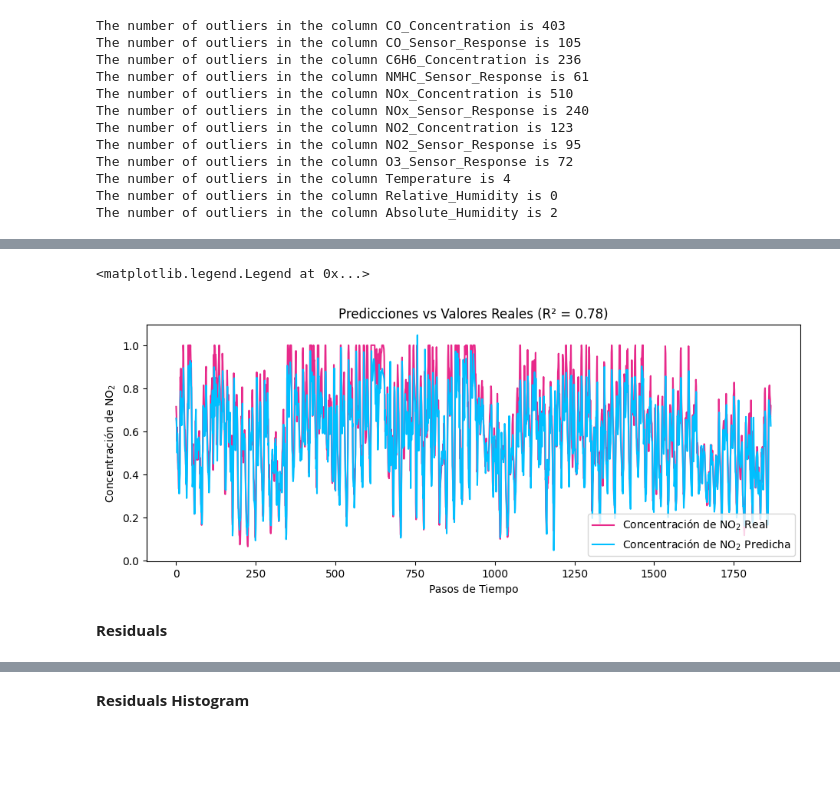
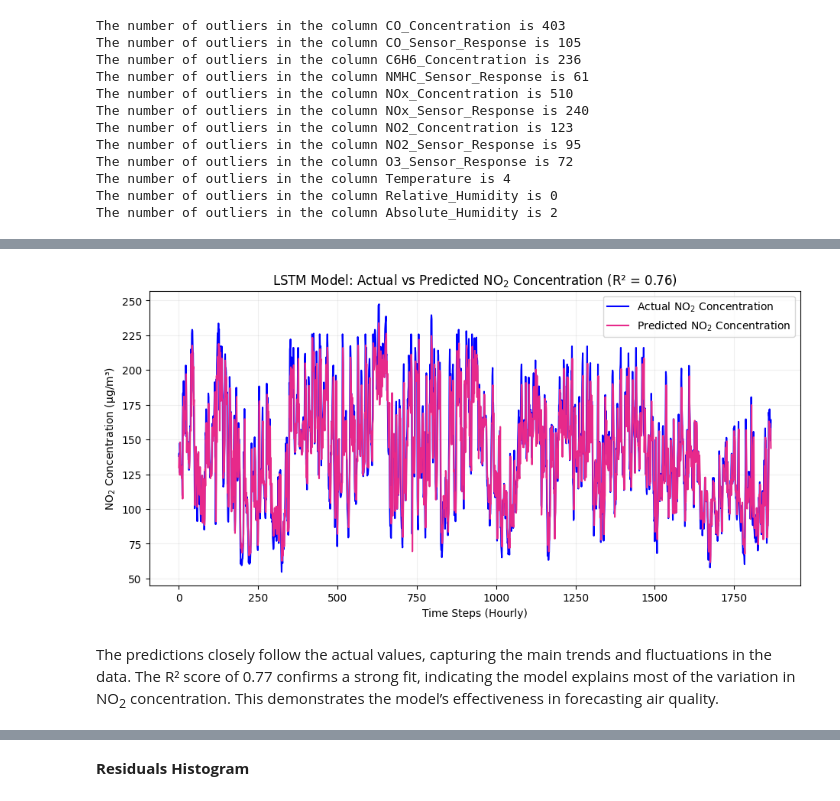
Before and after one commit to herrerovir/Air-quality-forecasting, a Jupyter notebook: notebooks/air-quality-forecasting-lstm.ipynb, the cells around one changed output, grey strips where cells are left out. Saved outputs shown, nothing was run; the diff lists cells and outputs as text; code cells hidden in the pictures; blank space fills up the shorter version.

```diff
--- a/notebooks/air-quality-forecasting-lstm.ipynb
+++ b/notebooks/air-quality-forecasting-lstm.ipynb
@@ -82,7 +87,7 @@ from tensorflow.keras.callbacks import EarlyStopping
 from sklearn.metrics import mean_absolute_error, mean_squared_error, r2_score
 # %%
 # Load the dataset
-df = pd.read_csv("../data/raw/AirQualityUCI.csv", delimiter = ";", decimal = ",")
+df = pd.read_csv(RAW_DIR / "AirQualityUCI.csv", delimiter = ";", decimal = ",")
 df.head()
 # %% [output]
 |  | Date | Time | CO(GT) | PT08.S1(CO) | NMHC(GT) | C6H6(GT) | PT08.S2(NMHC) | NOx(GT) | PT08.S3(NOx) | ... |
@@ -745,0 +640,16 @@ Removing these features helps prevent potential multicollinearity issues in the
+# %%
+# Perform seasonal decomposition with daily period
+decomposition = seasonal_decompose(air_quality["NO2_Concentration"], model = "additive", period = 24)
+
+# Create deseasonalized series by subtracting seasonal component
+air_quality["NO2_Deseasonalized"] = air_quality["NO2_Concentration"] - decomposition.seasonal
+
+# Plot original and deseasonalized series
+plt.figure(figsize = (11, 5))
+plt.plot(air_quality["NO2_Concentration"], label = "Original NO$_2$ Concentration", color = "blue")
+plt.plot(air_quality["NO2_Deseasonalized"], label = "Deseasonalized NO$_2$ Concentration", color = "#e7298a")
+plt.legend()
+plt.title("Original vs Deseasonalized NO$_2$ Concentration")
+plt.xlabel("Datetime")
+plt.ylabel("NO$_2$ Concentration (µg/m³)")
+plt.grid (alpha = 0.2);
@@ -862,17 +952,17 @@ plt.legend()
 # %%
 # Calculate r2 score
-r2 = r2_score(y_test, y_pred)
+r2 = r2_score(y_test, y_pred_inv)
 
-# Plot predictions vs actual values
-plt.figure(figsize = (11, 4))
-plt.plot(y_test, label = "Actual NO$_2$ Concentration", color = "#e7298a")
-plt.plot(y_pred, label = "Predicted NO$_2$ Concentration", color = "deepskyblue")
-plt.title(f"Predictions vs Actual Values (R² = {r2:.2f})")
-plt.ylabel("NO$_2$ Concentration")
-plt.xlabel("Time Steps")
-plt.legend()
+# Plot LSTM predictions vs actual observations
+plt.figure(figsize = (11, 5))
+plt.plot(y_test_inv, label = "Actual NO$_2$ Concentration", color = "blue")
+plt.plot(y_pred_inv, label="Predicted NO$_2$ Concentration", color = "#e7298a")
+plt.title(f"LSTM Model: Actual vs Predicted NO$_2$ Concentration (R² = {r2:.2f})")
+plt.xlabel("Time Steps (Hourly)")
+plt.ylabel("NO$_2$ Concentration (µg/m³)")
+plt.legend(loc = "upper right")
+plt.grid(alpha = 0.2)
 # %% [output]
-<matplotlib.legend.Legend at 0x...>
-[figure, old version]
+[figure, new version]
-# %% [markdown]
-**Residuals**
+# %% [markdown]
+The predictions closely follow the actual values, capturing the main trends and fluctuations in the data. The R² score of 0.77 confirms a strong fit, indicating the model explains most of the variation in NO<sub>2</sub> concentration. This demonstrates the model’s effectiveness in forecasting air quality.
```
Also changed, not shown: parts of 106 cells of this notebook.
